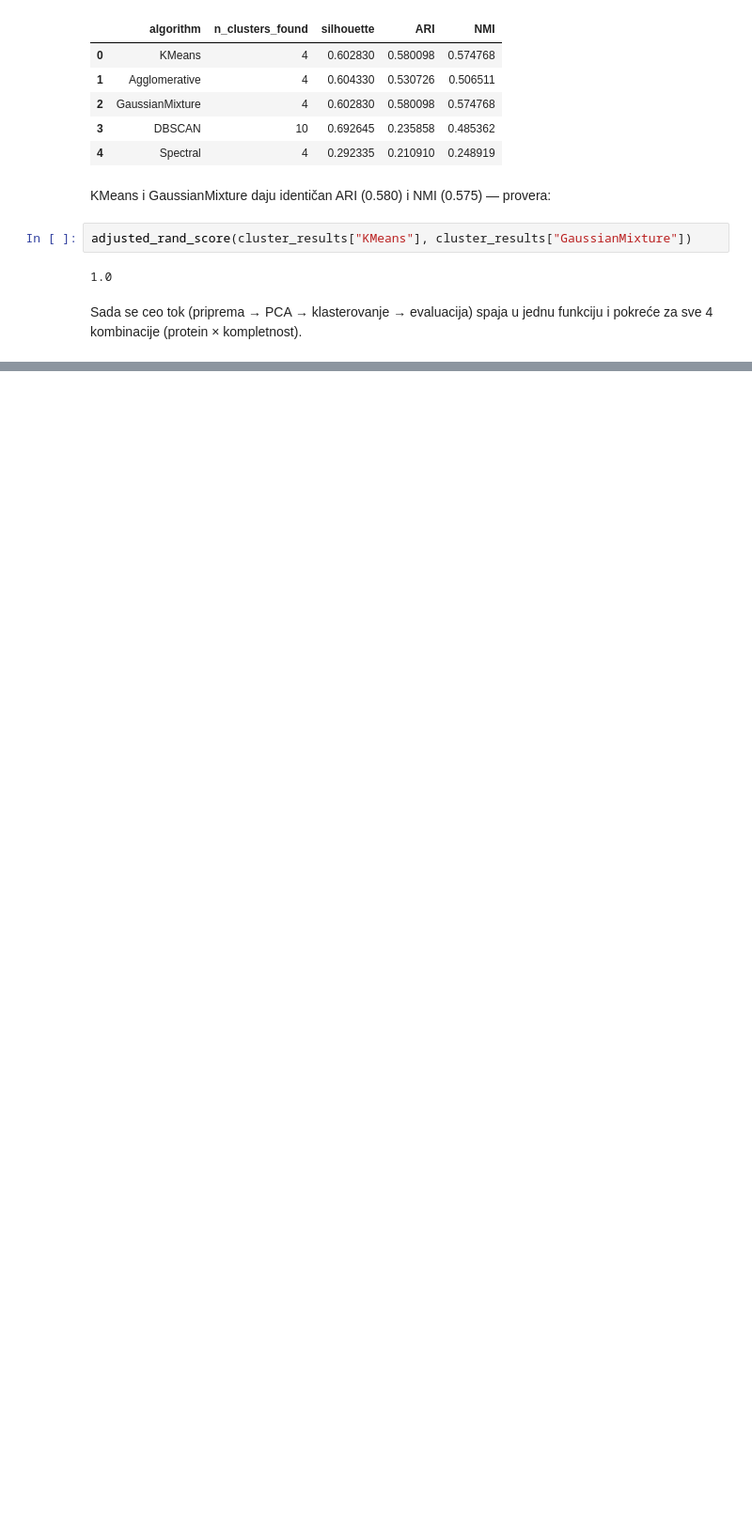
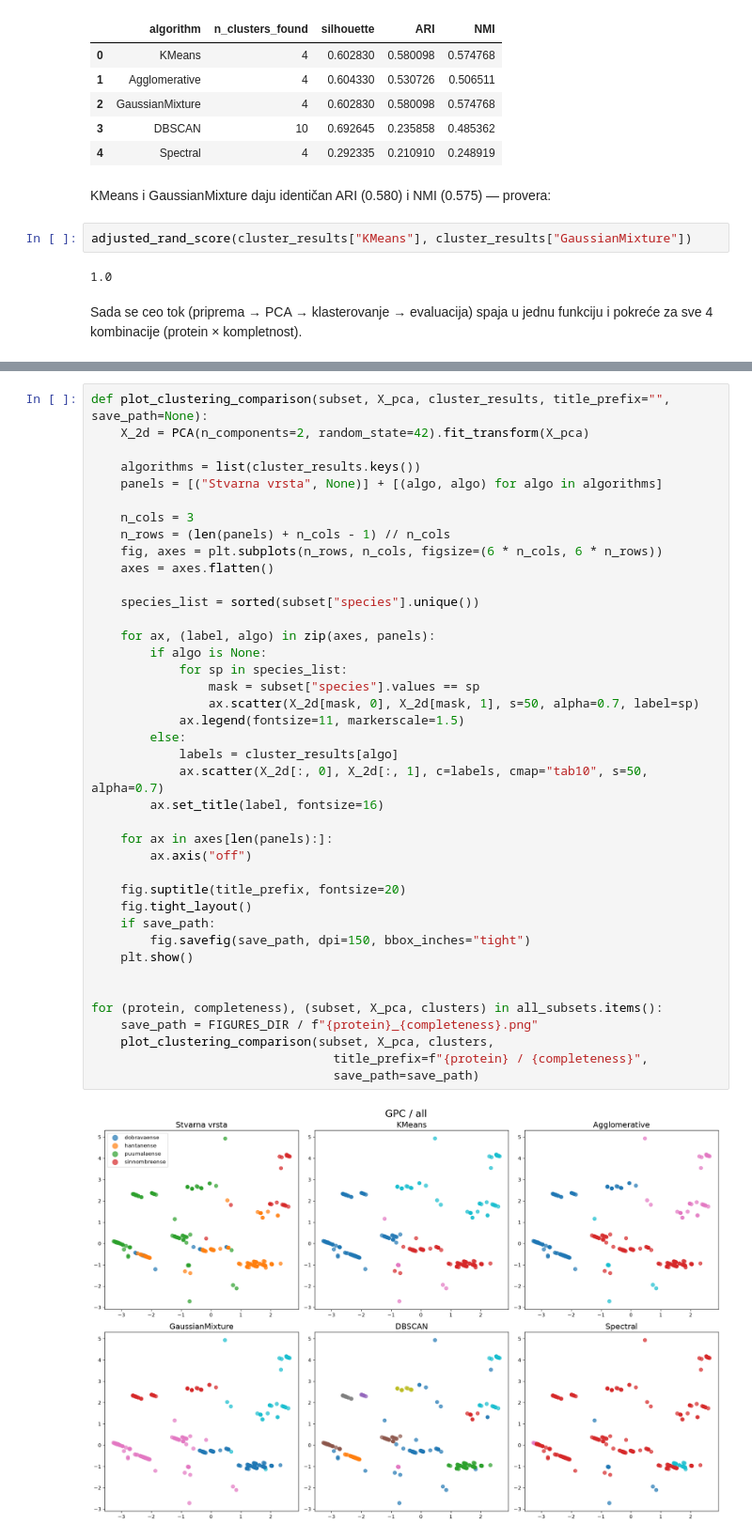
Before and after one commit to VladimirManda10/Hantavirus, a Jupyter notebook: notebook.ipynb, the cells around one changed output, grey strips where cells are left out. Shown at 94% size. Cells and saved outputs as stored; diff of their text form; blank space fills up the shorter version.

```diff
--- a/notebook.ipynb
+++ b/notebook.ipynb
@@ -988,0 +994,42 @@ Zavrseno: N/complete
+# %%
+def plot_clustering_comparison(subset, X_pca, cluster_results, title_prefix="", save_path=None):
+    X_2d = PCA(n_components=2, random_state=42).fit_transform(X_pca)
+
+    algorithms = list(cluster_results.keys())
+    panels = [("Stvarna vrsta", None)] + [(algo, algo) for algo in algorithms]
+
+    n_cols = 3
+    n_rows = (len(panels) + n_cols - 1) // n_cols
+    fig, axes = plt.subplots(n_rows, n_cols, figsize=(6 * n_cols, 6 * n_rows))
+    axes = axes.flatten()
+
+    species_list = sorted(subset["species"].unique())
+
+    for ax, (label, algo) in zip(axes, panels):
+        if algo is None:
+            for sp in species_list:
+                mask = subset["species"].values == sp
+                ax.scatter(X_2d[mask, 0], X_2d[mask, 1], s=50, alpha=0.7, label=sp)
+            ax.legend(fontsize=11, markerscale=1.5)
+        else:
+            labels = cluster_results[algo]
+            ax.scatter(X_2d[:, 0], X_2d[:, 1], c=labels, cmap="tab10", s=50, alpha=0.7)
+        ax.set_title(label, fontsize=16)
+
+    for ax in axes[len(panels):]:
+        ax.axis("off")
+
+    fig.suptitle(title_prefix, fontsize=20)
+    fig.tight_layout()
+    if save_path:
+        fig.savefig(save_path, dpi=150, bbox_inches="tight")
+    plt.show()
+
+
+for (protein, completeness), (subset, X_pca, clusters) in all_subsets.items():
+    save_path = FIGURES_DIR / f"{protein}_{completeness}.png"
+    plot_clustering_comparison(subset, X_pca, clusters,
+                                 title_prefix=f"{protein} / {completeness}",
+                                 save_path=save_path)
+# %% [output]
+[figure, added]
```
Also changed, not shown: parts of 14 cells of this notebook, 4 other files.
